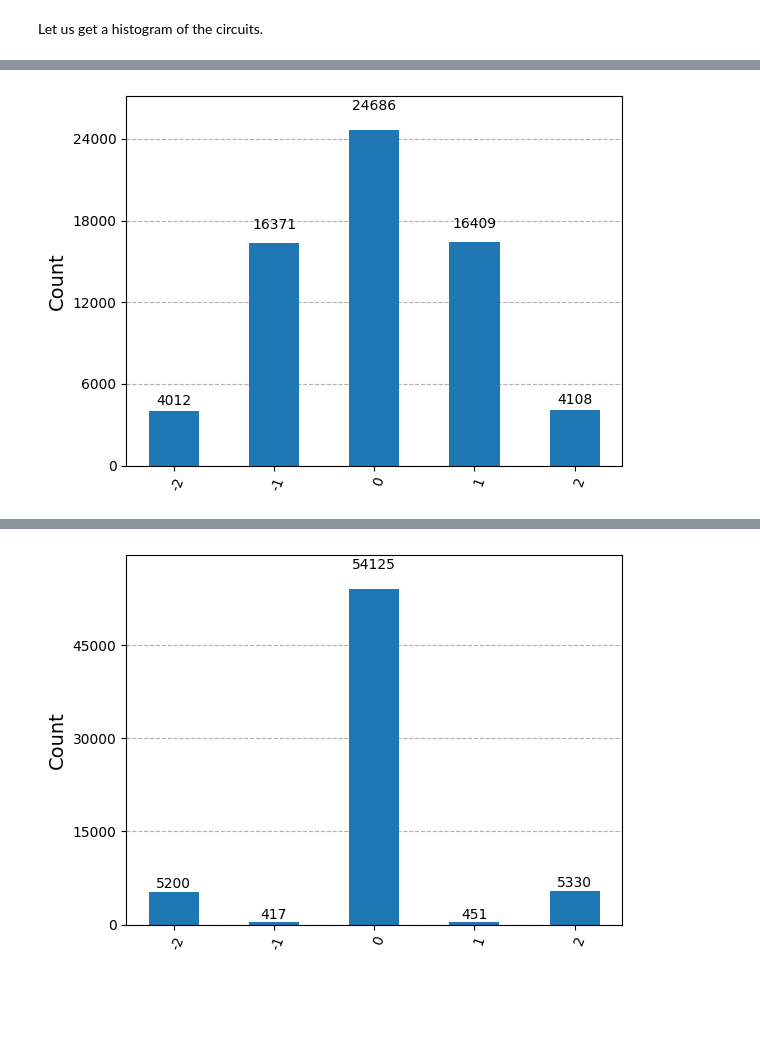
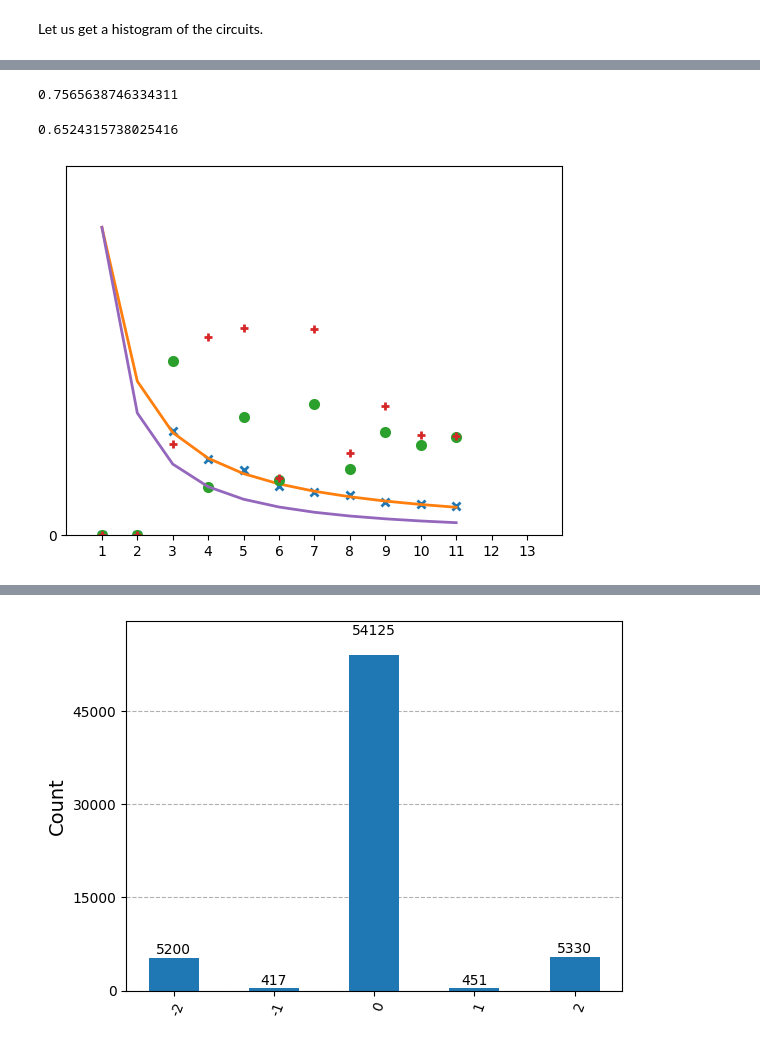
Before and after one commit to gachchami/qsense, a Jupyter notebook: qiskit squeezing.ipynb, the cells around one changed output, grey strips where cells are left out. Cells and saved outputs as stored; diff of their text form; code cells hidden in the pictures; blank space fills up the shorter version.

```diff
--- a/qiskit squeezing.ipynb
+++ b/qiskit squeezing.ipynb
@@ -162,7 +171,54 @@ print(variance(output_list))
+# %%
+#SSS OAT
+# CSS
+def RunSSS(N,dir,shotnumber,output): #output is "var" or "plot"
+    aer_sim = AerSimulator()
+    transpiled = transpile(SPM(N,dir), aer_sim)
+    result = aer_sim.run(transpiled, shots=shotnumber, memory=True).result()
+    data = result.get_memory()
+    output_list = []
+    for res in data:
+        output_list.append(N/2-res.count("0"))
+    counts = dict()
+    for item in output_list:
+        counts[item] = counts.get(item, 0) + 1
+    if output == "var":
+        return(variance(output_list))
+    if output == "plot":
+        return(plot_histogram(counts))
 # %%
-plot_histogram(output)
+RunCSS(3,1,1024,"var")
 # %% [output]
-[figure, removed]
+0.7565638746334311
+# %%
+RunSSS(3,1,1024,"var")
+# %% [output]
+0.6524315738025416
+# %%
+N=12
+var=[0 for i in range(1,N)]
+varsqy=[0 for i in range(1,N)]
+varsqx=[0 for i in range(1,N)]
+for j in range(2,N-1):
+    var[j]=RunCSS(j+1,1024,"var")/(j+1)**2
+    varsqy[j]=RunSSS(j+1,2,1024,"var")/(j+1)**2
+    varsqx[j]=RunSSS(j+1,1,1024,"var")/(j+1)**2
+x_axis=[i for i in range(1,N)]
+th_var=[1/(4*i) for i in range (1,N)]
+th_varsq=[1/(4*i**(4/3)) for i in range (1,N)]
+
+fig, ax = plt.subplots()
+ax.plot(x_axis, var, 'x', markeredgewidth=2)
+ax.plot(x_axis, th_var, linewidth=2.0)
+ax.plot(x_axis, varsqy, 'o', markeredgewidth=2)
+ax.plot(x_axis, varsqx, '+', markeredgewidth=2)
+ax.plot(x_axis, th_varsq, linewidth=2.0)
+
+ax.set(xlim=(0, 14), xticks=np.arange(1, 14),
+       ylim=(0, 0.3), yticks=np.arange(0, 0.5))
+plt.show()
+# %% [output]
+[figure, added]
 # %%
 #SSS, Sx spin (max variance)
 aer_sim2 = AerSimulator()
```
Also changed, not shown: parts of 19 cells of this notebook.
